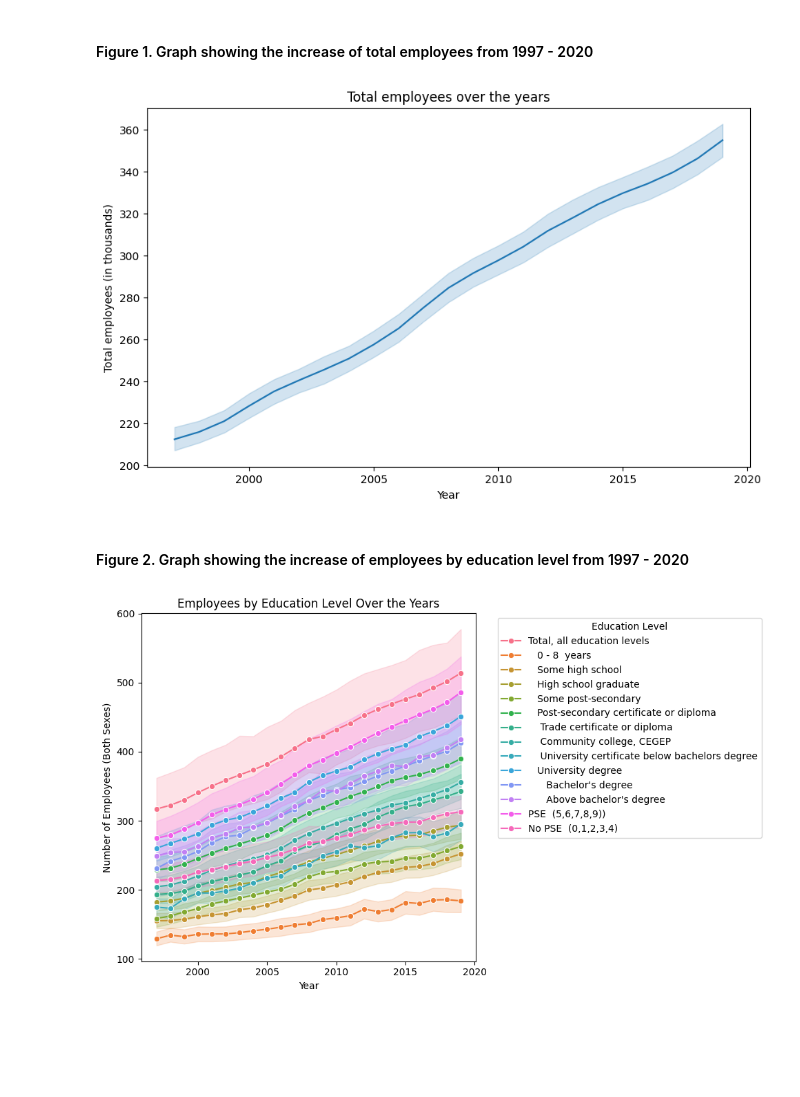
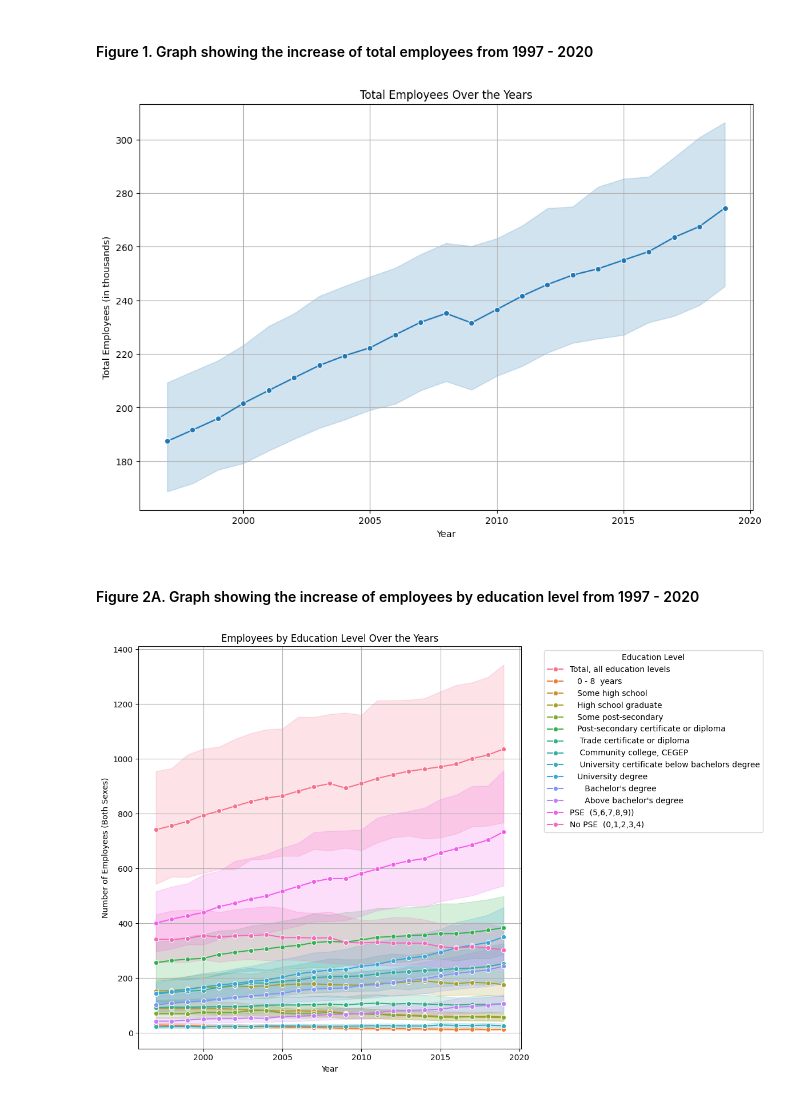
Before and after one commit to aidantrabs/dataviz, a Jupyter notebook: src/EDA.ipynb, the cells around one changed output. Drawn from its saved outputs; the diff is of its cells as text; code cells hidden in the pictures; blank space fills up the shorter version.

Commit message:
Update graphs to reflect data

```diff
--- a/src/EDA.ipynb
+++ b/src/EDA.ipynb
@@ -175,24 +175,31 @@ array(['Total, all education levels', '   0 - 8  years',
 # %% [markdown]
 #### Figure 1. Graph showing the increase of total employees from 1997 - 2020
 # %%
-plt.figure(figsize=(10, 6))
-plt.title('Total employees over the years')
-sns.lineplot(data=df, x='YEAR', y='Both Sexes')
+df_filtered = df[df['Wages'] == 'Total employees']
+
+# Plotting
+plt.figure(figsize=(12, 8))
+plt.title('Total Employees Over the Years')
+sns.lineplot(data=df_filtered, x='YEAR', y='Both Sexes', marker='o')
 plt.xlabel('Year')
-plt.ylabel('Total employees (in thousands)')
+plt.ylabel('Total Employees (in thousands)')
+plt.grid(True)
 plt.show()
 # %% [output]
-[figure, old version]
+[figure, new version]
 # %% [markdown]
-#### Figure 2. Graph showing the increase of employees by education level from 1997 - 2020
+#### Figure 2A. Graph showing the increase of employees by education level from 1997 - 2020
 # %%
-plt.figure(figsize=(10, 6))
+df_filtered = df[df['Wages'] == 'Total employees']
+
+plt.figure(figsize=(12, 8))
 plt.title('Employees by Education Level Over the Years')
-sns.lineplot(data=df, x='YEAR', y='Both Sexes', hue='Education level', marker='o')
+sns.lineplot(data=df_filtered, x='YEAR', y='Both Sexes', hue='Education level', marker='o')
 plt.xlabel('Year')
 plt.ylabel('Number of Employees (Both Sexes)')
 plt.legend(title='Education Level', bbox_to_anchor=(1.05, 1), loc='upper left')
+plt.grid(True)
 plt.tight_layout()
 plt.show()
 # %% [output]
-[figure, old version]
+[figure, new version]
```
Also changed, not shown: parts of 3 cells of this notebook.
